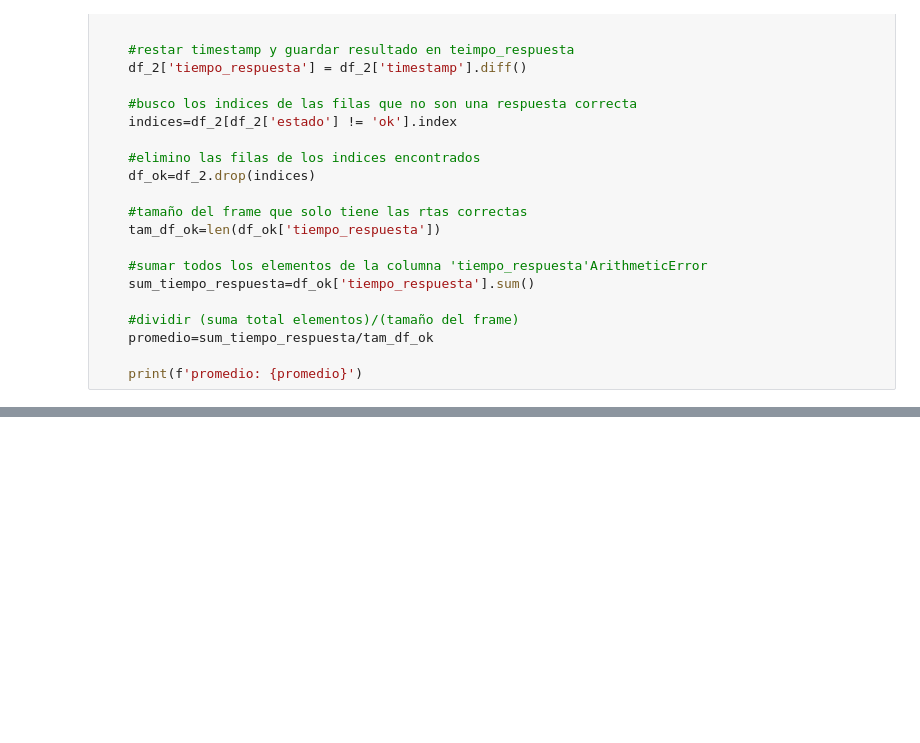
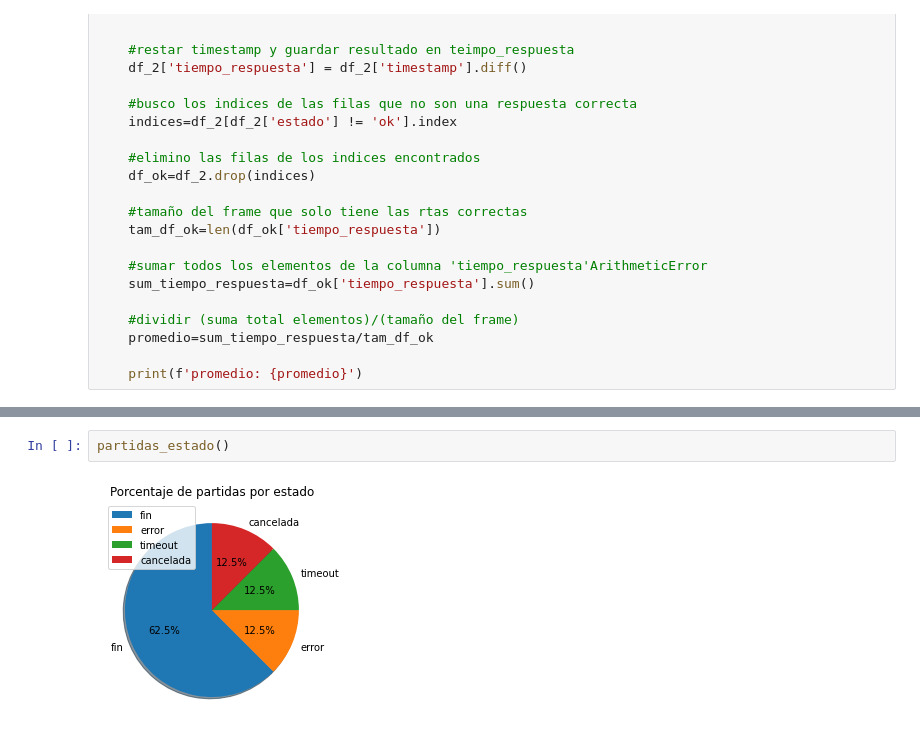
Before and after one commit to IsidroEmirPelli/proyecto-final-seminario, a Jupyter notebook: scripts/Procesamiento_de_Datos.ipynb, the cells around one changed output, grey strips where cells are left out. Drawn from its saved outputs; the diff is of its cells as text; blank space fills up the shorter version.

```diff
--- a/scripts/Procesamiento_de_Datos.ipynb
+++ b/scripts/Procesamiento_de_Datos.ipynb
@@ -212,0 +218,4 @@ def promedio_respuestas_exitosas():
+# %%
+partidas_estado()
+# %% [output]
+[figure, added]
```
Also changed, not shown: parts of 12 cells of this notebook, 2 other files.
